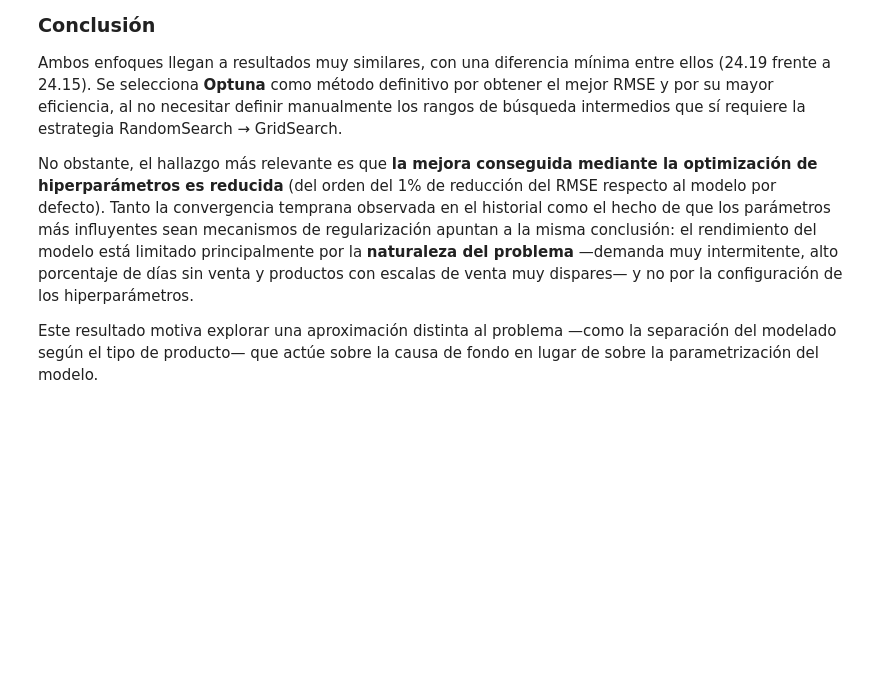
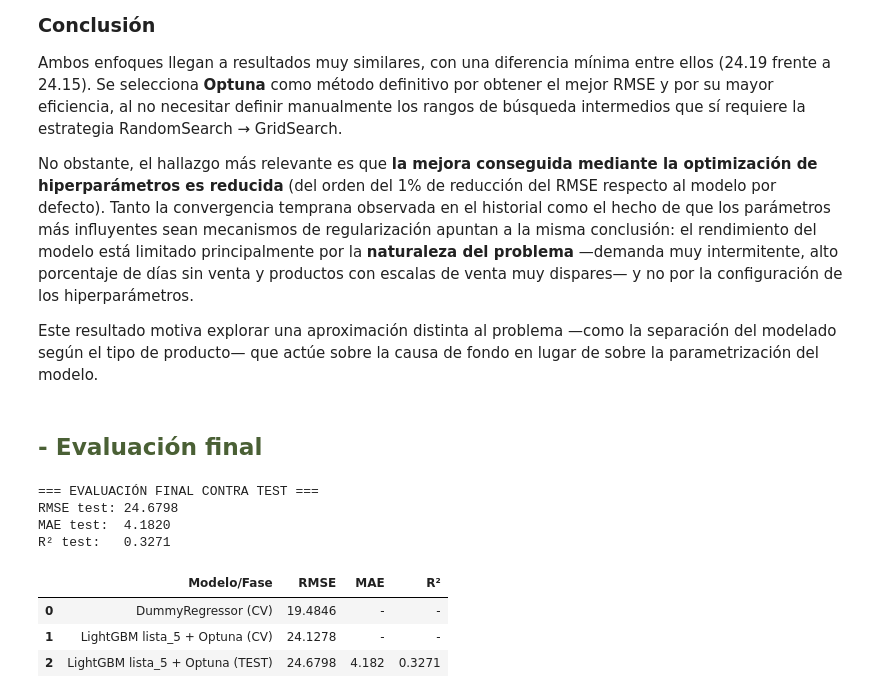
Before and after one commit to terelopdel-sketch/ML_Trazos_y_hojas, a Jupyter notebook: src/notebooks/Modeling.ipynb, the cells around one changed output. Saved outputs shown, nothing was run; the diff lists cells and outputs as text; code cells hidden in the pictures; blank space fills up the shorter version.

```diff
--- a/src/notebooks/Modeling.ipynb
+++ b/src/notebooks/Modeling.ipynb
@@ -1966,3 +1962,59 @@ los hiperparámetros.
 Este resultado motiva explorar una aproximación distinta al problema —como la separación del modelado
 según el tipo de producto— que actúe sobre la causa de fondo en lugar de sobre la parametrización del
 modelo.
+# %% [markdown]
+<h2 style="color:#4A6035;">- Evaluación final</h2>
+# %%
+# ============================================================
+# EVALUACIÓN FINAL CONTRA TEST
+# LightGBM lista_5 + log1p + mejores hiperparámetros de Optuna
+# ============================================================
+
+# Mejores parámetros encontrados por Optuna
+best_params = study.best_params
+
+# Datos finales — lista_5 encoded
+X_train_final = listas_encoded['lista_5'][0]
+X_test_final  = listas_encoded['lista_5'][1]
+y_train_final = train[TARGET]
+y_test_final  = test[TARGET]
+
+# Entrenar sobre TODO el train con log1p
+modelo_final = LGBMRegressor(**best_params, random_state=42, verbosity=-1)
+modelo_final.fit(X_train_final, np.log1p(y_train_final))
+
+# Predecir sobre test y revertir la transformación
+y_pred = np.clip(np.expm1(modelo_final.predict(X_test_final)), 0, None)
+
+# ============================================================
+# MÉTRICAS FINALES
+# ============================================================
+rmse_test = rmse(y_test_final, y_pred)
+mae_test  = mean_absolute_error(y_test_final, y_pred)
+r2_test   = r2_score(y_test_final, y_pred)
+
+# Comparación con baseline y CV
+rmse_dummy = df_resultados[df_resultados['Modelo']=='DummyRegressor']['RMSE_medio'].values[0]
+
+df_evaluacion_final = pd.DataFrame({
+    'Modelo/Fase': ['DummyRegressor (CV)', 'LightGBM lista_5 + Optuna (CV)', 'LightGBM lista_5 + Optuna (TEST)'],
+    'RMSE': [round(rmse_dummy, 4), round(study.best_value, 4), round(rmse_test, 4)],
+    'MAE' : ['-', '-', round(mae_test, 4)],
+    'R²'  : ['-', '-', round(r2_test, 4)]
+})
+
+print("=== EVALUACIÓN FINAL CONTRA TEST ===")
+print(f"RMSE test: {rmse_test:.4f}")
+print(f"MAE test:  {mae_test:.4f}")
+print(f"R² test:   {r2_test:.4f}")
+print()
+df_evaluacion_final
+# %% [output]
+=== EVALUACIÓN FINAL CONTRA TEST ===
+RMSE test: 24.6798
+MAE test:  4.1820
+R² test:   0.3271
+|  | Modelo/Fase | RMSE | MAE | R² |
+| 0 | DummyRegressor (CV) | 19.4846 | - | - |
+| 1 | LightGBM lista_5 + Optuna (CV) | 24.1278 | - | - |
+| 2 | LightGBM lista_5 + Optuna (TEST) | 24.6798 | 4.182 | 0.3271 |
```
Also changed, not shown: parts of 10 cells of this notebook.
